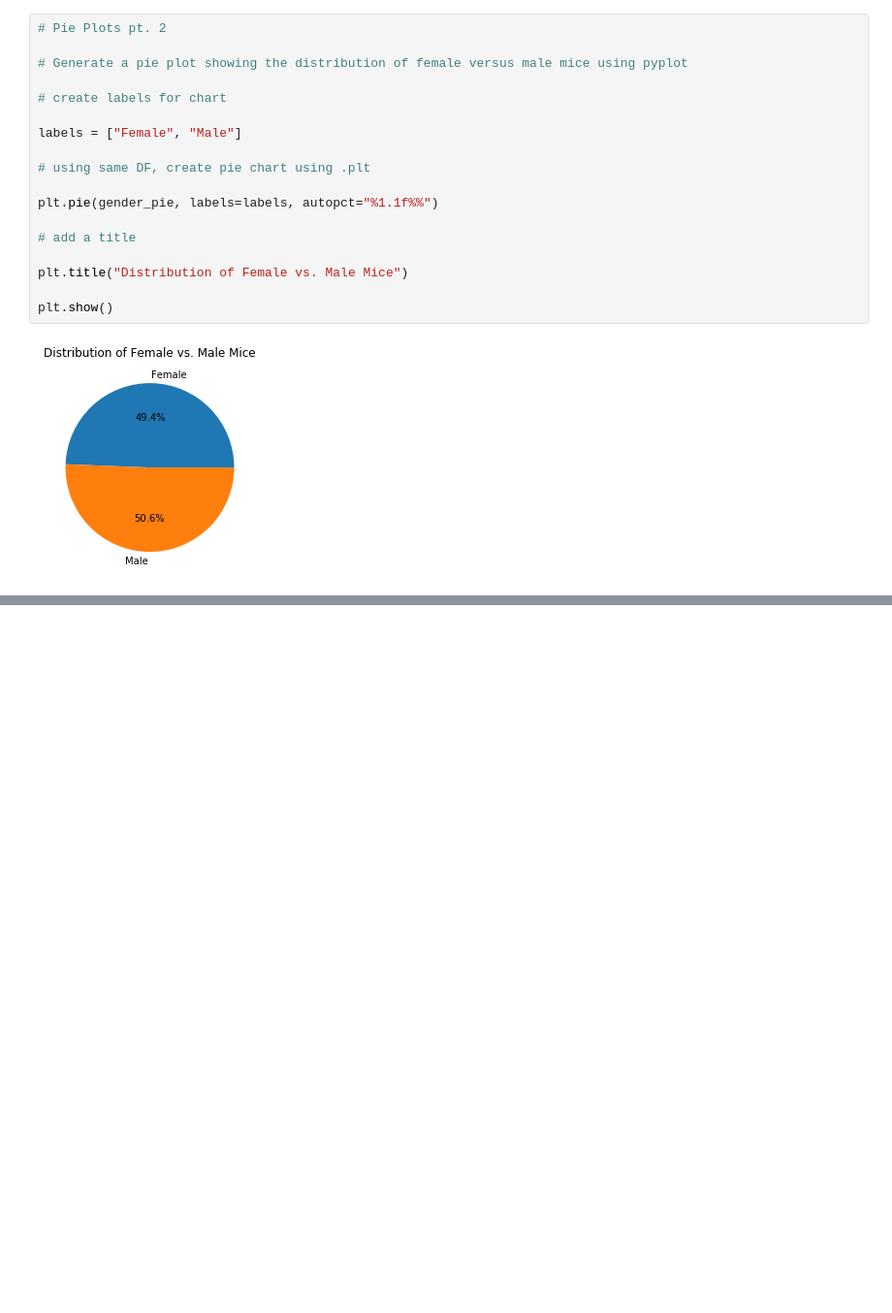
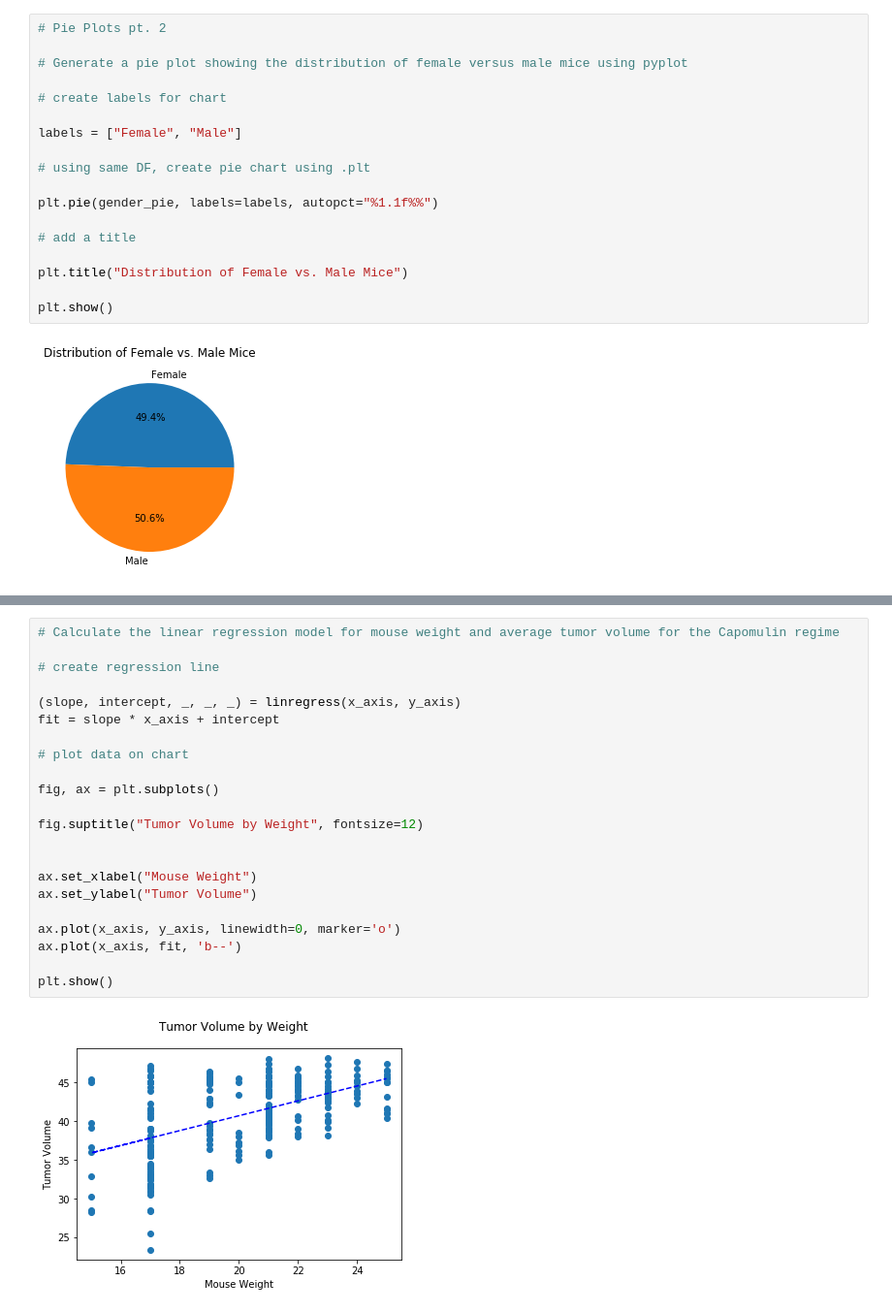
Before and after one commit to shawn-cavalieri/matplotlib-challenge, a Jupyter notebook: Pymaceuticals/main_script.ipynb, the cells around one changed output, grey strips where cells are left out. Shown at 97% size. Drawn from its saved outputs; the diff is of its cells as text; blank space fills up the shorter version.

```diff
--- a/Pymaceuticals/main_script.ipynb
+++ b/Pymaceuticals/main_script.ipynb
@@ -194,0 +248,24 @@ print(iqr)
+# %%
+# Calculate the linear regression model for mouse weight and average tumor volume for the Capomulin regime
+
+# create regression line
+
+(slope, intercept, _, _, _) = linregress(x_axis, y_axis)
+fit = slope * x_axis + intercept
+
+# plot data on chart
+
+fig, ax = plt.subplots()
+
+fig.suptitle("Tumor Volume by Weight", fontsize=12)
+
+
+ax.set_xlabel("Mouse Weight")
+ax.set_ylabel("Tumor Volume")
+
+ax.plot(x_axis, y_axis, linewidth=0, marker='o')
+ax.plot(x_axis, fit, 'b--')
+
+plt.show()
+# %% [output]
+[figure, added]
```
Also changed, not shown: parts of 7 cells of this notebook.
